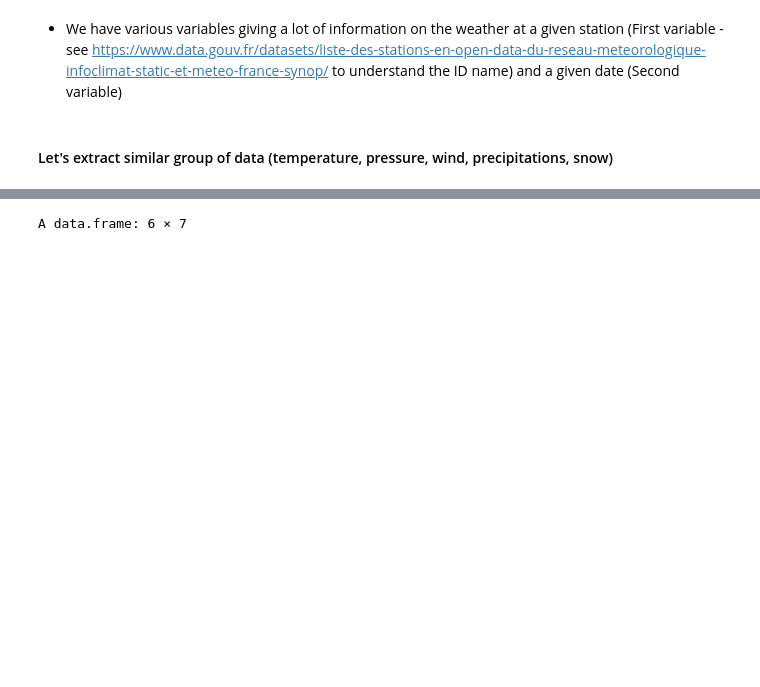
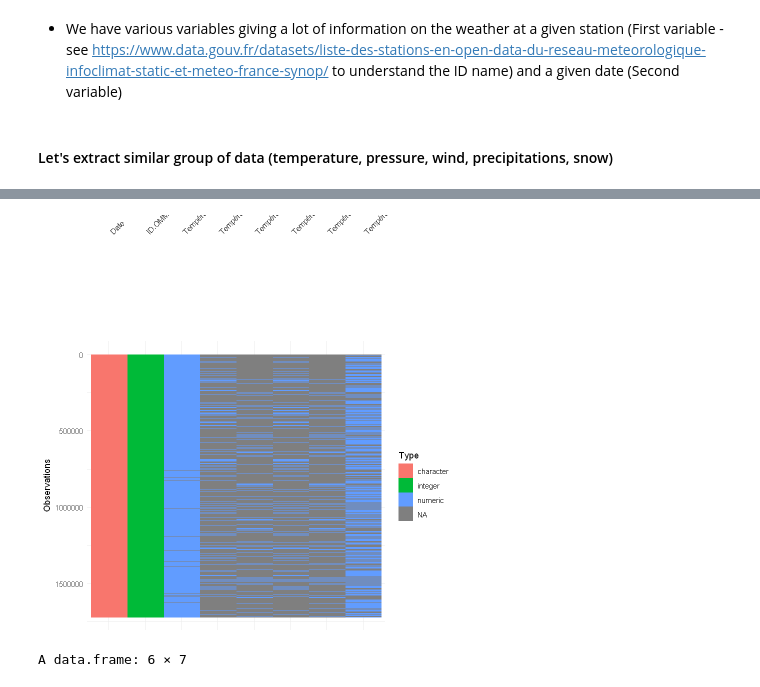
Before and after one commit to AugustinGrunewald/Statistics_Meteo, a Jupyter notebook: main.ipynb, the cells around one changed output, grey strips where cells are left out. Drawn from its saved outputs; the diff is of its cells as text; code cells hidden in the pictures; blank space fills up the shorter version.

Commit message:
add missing data charts

```diff
--- a/main.ipynb
+++ b/main.ipynb
@@ -107,6 +107,13 @@ A data.frame: 6 × 8
 | 4 | 7240 | 2015-08-04T02:00:00+02:00 | 19.7 | NA | NA | ... |
 | 5 | 81415 | 2015-08-04T02:00:00+02:00 | 24.4 | NA | NA | ... |
 | 6 | 7110 | 2015-08-04T02:00:00+02:00 | 13.2 | NA | NA | ... |
+# %%
+# Chart to visualize missing temperature data
+
+library(visdat)
+vis_dat(temperature_data, warn_large_data = FALSE)
+# %% [output]
+[figure, added]
 # %%
 # Selecting only values related to pressure
 pressure_data <- data_weather[, c(1:5, 21:22)]
```
Also changed, not shown: parts of 13 cells of this notebook.
